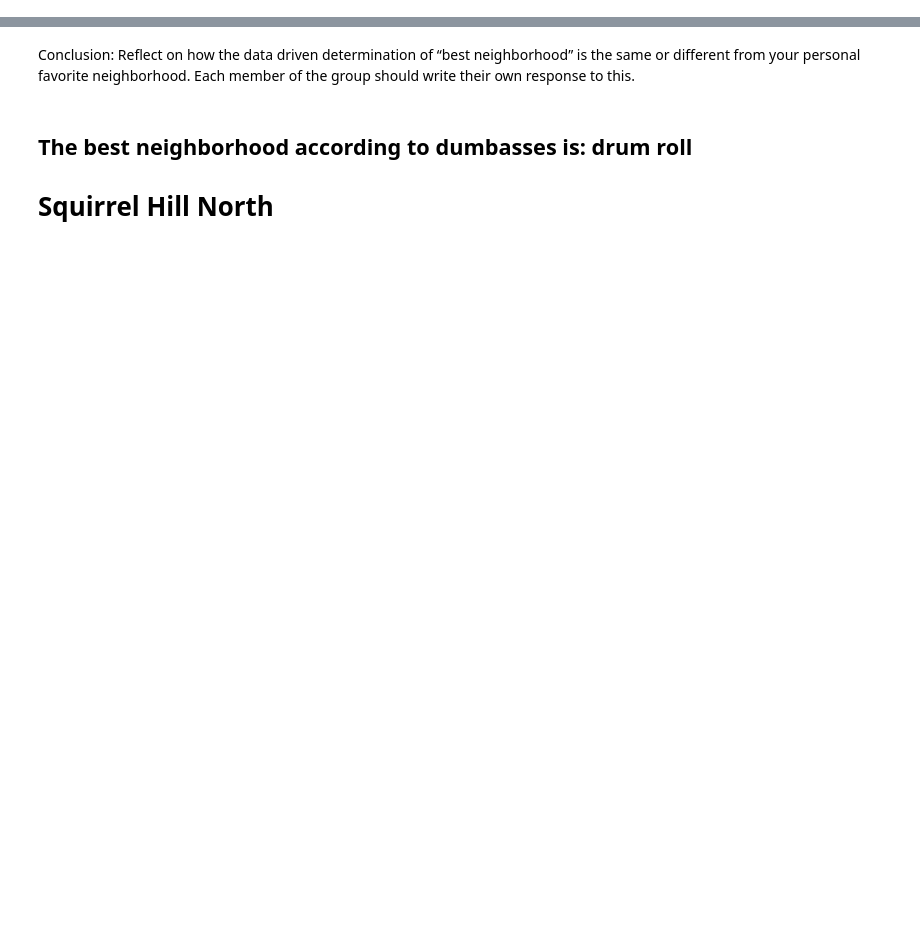
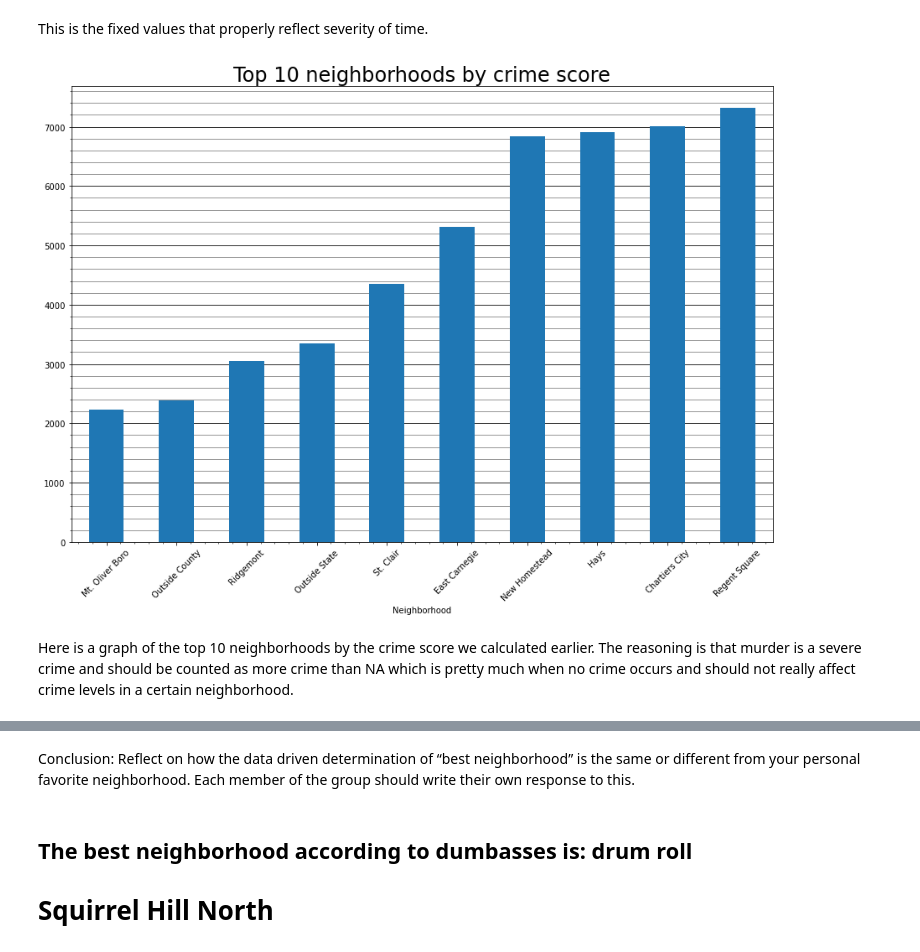
Before and after one commit to lampealex888/FinalProject, a Jupyter notebook: groupNotebook.ipynb, the cells around one changed output, grey strips where cells are left out. Drawn from its saved outputs; the diff is of its cells as text; code cells hidden in the pictures; blank space fills up the shorter version.

```diff
--- a/groupNotebook.ipynb
+++ b/groupNotebook.ipynb
@@ -57,0 +27,4 @@ full.nlargest(10, 'score').plot(kind='bar', x='Neighborhood', y='score')
+# %%
+crime = pd.read_csv('data/crime.csv', low_memory=False)
+pop = pd.read_csv('data/total-population.csv', low_memory=False)
+neighborhoods = geopandas.read_file("data/Neighborhoods/Neighborhoods_.shp")
@@ -57,0 +74,2 @@ full.nlargest(10, 'score').plot(kind='bar', x='Neighborhood', y='score')
+# %%
+crime["HIERARCHY"] = crime["HIERARCHY"].apply(lambda x: abs(100-x))
@@ -57,0 +94,16 @@ full.nlargest(10, 'score').plot(kind='bar', x='Neighborhood', y='score')
+# %% [markdown]
+This is the fixed values that properly reflect severity of time.
+# %%
+ax1 = crime.groupby(['INCIDENTNEIGHBORHOOD'])['HIERARCHY'].sum().nsmallest(10).sort_values(ascending=True).plot(kind="bar", figsize=(15,10))
+ax1.set_xlabel("Neighborhood")
+ax1.set_axisbelow(True)
+ax1.yaxis.grid(True, color ="black")
+ax1.yaxis.grid(True, 'minor', color ="grey")
+plt.minorticks_on()
+plt.title('Top 10 neighborhoods by crime score', fontdict = {'fontsize': 24})
+plt.xticks(rotation=45)
+plt.show()
+# %% [output]
+[figure, added]
+# %% [markdown]
+Here is a graph of the top 10 neighborhoods by the crime score we calculated earlier. The reasoning is that murder is a severe crime and should be counted as more crime than NA which is pretty much when no crime occurs and should not really affect crime levels in a certain neighborhood.
```
Also changed, not shown: parts of 59 cells of this notebook, 6 other files.
